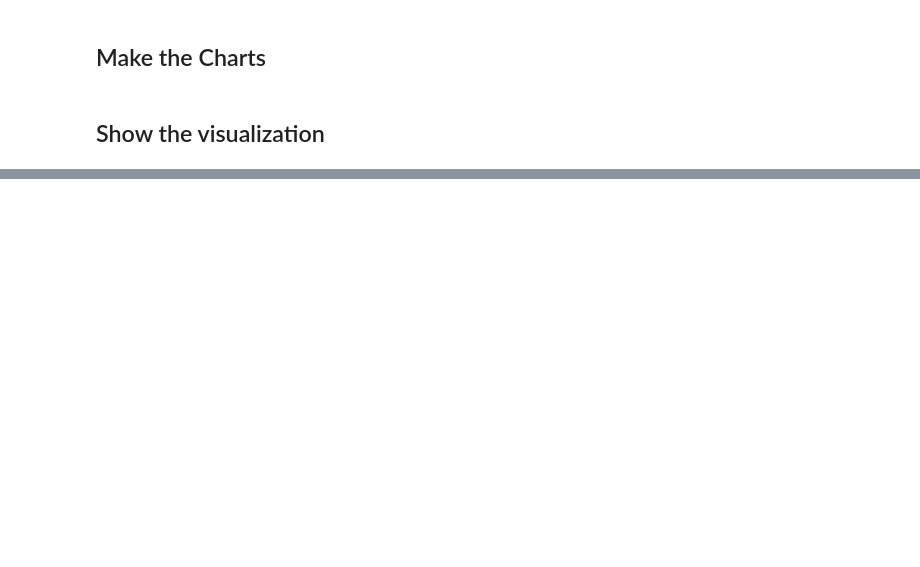
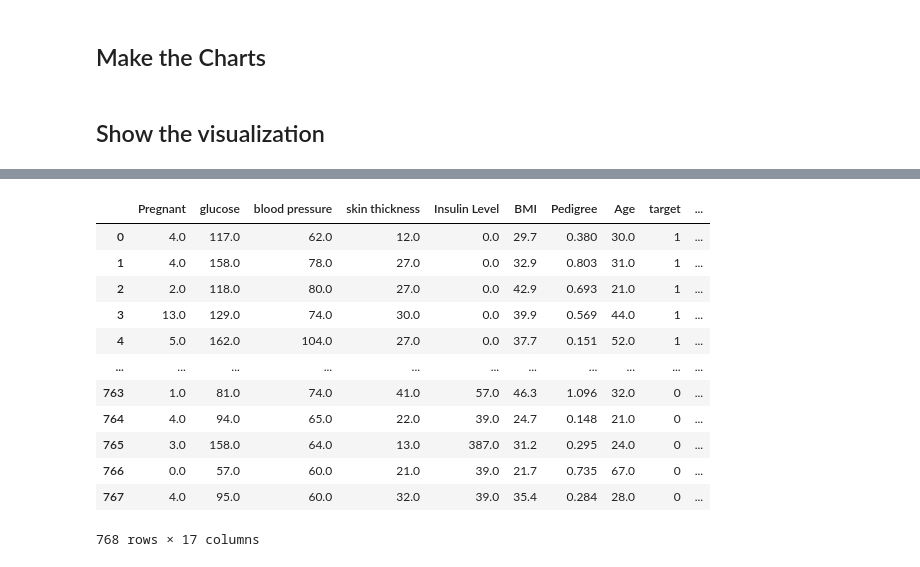
Before and after one commit to SearidangPa/Vis4ML_FinalProject, a Jupyter notebook: Code/Vis/Individual.ipynb, the cells around one changed output, grey strips where cells are left out. Drawn from its saved outputs; the diff is of its cells as text; code cells hidden in the pictures; blank space fills up the shorter version.

```diff
--- a/Code/Vis/Individual.ipynb
+++ b/Code/Vis/Individual.ipynb
@@ -80,0 +198,22 @@ feature_attr_and_rank_plot(0)
+# %%
+data_filename = '../Saved/Model/data.pkl'
+df =  pd.read_pickle(data_filename)
+shap_df = pd.read_pickle('../Saved/Attr/shap_rank.pkl')
+# %%
+shap_df = pd.concat([df, shap_df], axis = 1)
+# %%
+shap_df
+# %% [output]
+|  | Pregnant | glucose | blood pressure | skin thickness | Insulin Level | BMI | Pedigree | Age | target | ... |
+| 0 | 4.0 | 117.0 | 62.0 | 12.0 | 0.0 | 29.7 | 0.380 | 30.0 | 1 | ... |
+| 1 | 4.0 | 158.0 | 78.0 | 27.0 | 0.0 | 32.9 | 0.803 | 31.0 | 1 | ... |
+| 2 | 2.0 | 118.0 | 80.0 | 27.0 | 0.0 | 42.9 | 0.693 | 21.0 | 1 | ... |
+| 3 | 13.0 | 129.0 | 74.0 | 30.0 | 0.0 | 39.9 | 0.569 | 44.0 | 1 | ... |
+| 4 | 5.0 | 162.0 | 104.0 | 27.0 | 0.0 | 37.7 | 0.151 | 52.0 | 1 | ... |
+| ... | ... | ... | ... | ... | ... | ... | ... | ... | ... | ... |
+| 763 | 1.0 | 81.0 | 74.0 | 41.0 | 57.0 | 46.3 | 1.096 | 32.0 | 0 | ... |
+| 764 | 4.0 | 94.0 | 65.0 | 22.0 | 39.0 | 24.7 | 0.148 | 21.0 | 0 | ... |
+| 765 | 3.0 | 158.0 | 64.0 | 13.0 | 387.0 | 31.2 | 0.295 | 24.0 | 0 | ... |
+| 766 | 0.0 | 57.0 | 60.0 | 21.0 | 39.0 | 21.7 | 0.735 | 67.0 | 0 | ... |
+| 767 | 4.0 | 95.0 | 60.0 | 32.0 | 39.0 | 35.4 | 0.284 | 28.0 | 0 | ... |
+768 rows × 17 columns
```
Also changed, not shown: parts of 13 cells of this notebook, 5 other files.
